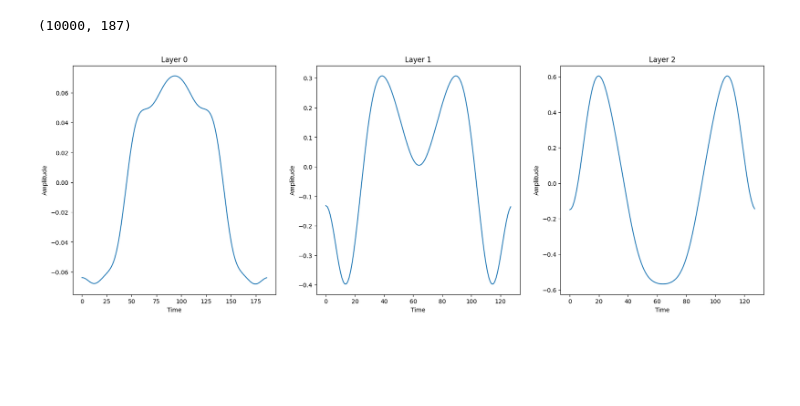
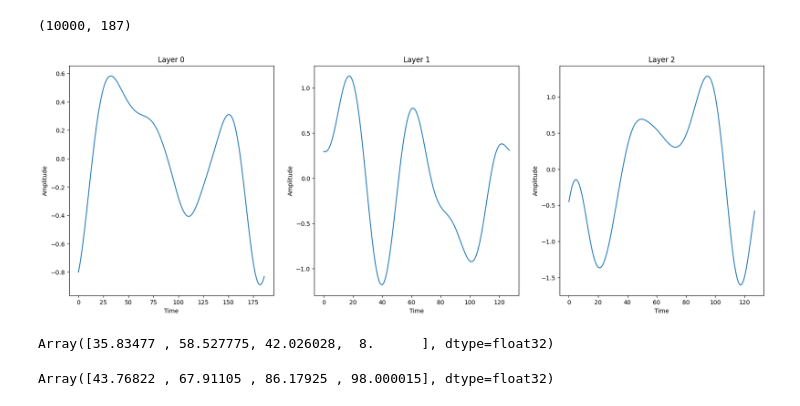
Before and after one commit to Snailed/thesis-code, a Jupyter notebook: notebooks/plot_ecg.ipynb, the cells around one changed output. Saved outputs shown, nothing was run; the diff lists cells and outputs as text; code cells hidden in the pictures; blank space fills up the shorter version.

```diff
--- a/notebooks/plot_ecg.ipynb
+++ b/notebooks/plot_ecg.ipynb
@@ -22,7 +22,7 @@ from datasets.ecg import ECGDataset
 The autoreload extension is already loaded. To reload it, use:
   %reload_ext autoreload
 # %%
-SAMPLE_PATH = "../samples/2025-04-04T10:55:17.513387"
+SAMPLE_PATH = "../samples/2025-04-04T14:34:19.237162"
 SEED = 10
 # %%
 methods = [d for d in os.listdir(SAMPLE_PATH) if os.path.isdir(os.path.join(SAMPLE_PATH, d))]
@@ -257,32 +256,42 @@ def sample_w_hat(normals, n: int, S=S, alpha=1e2, beta=1e5):
         real = normals[2*k] * S(k, alpha=alpha, beta=beta) * 0.5
         img = normals[2*k+1] * S(k, alpha=alpha, beta=beta) * 0.5
         w_hat = w_hat.at[k].set(real + 1j * img)
         w_hat = w_hat.at[n-k].set(real - 1j * img)
     if n % 2 == 0:
         w_hat = w_hat.at[n//2].set(normals[n-1] * S(n//2))# Nyquist
     #assert is_hermitian(w_hat), "The generated vector is not hermitian"
     #assert jnp.allclose(jnp.imag(jnp.fft.ifft(w_hat)), 0, atol=1e-3)
     return w_hat
 
 def get_kernel(normals, alpha=1e1, beta=1e2):
     w_hat = sample_w_hat(normals, normals.shape[0], alpha=1e1, beta=1e2)
     iffted = jnp.fft.ifft(w_hat)
     assert jnp.allclose(jnp.imag(iffted), 0, atol=1e-4), "The imaginary part of the inverse FFT is not zero."
     return jnp.real(iffted)
 
 layers = 3
 i = 0
 normals = [samples[i]["post_draws"][f"w_hat_{layer}_normals"][0] for layer in range(layers)]
+alpha = samples[i]["post_draws"]["alpha0"][0] if "alpha0" in samples[i]["post_draws"] else 1e1
+beta = samples[i]["post_draws"]["beta0"][0] if "beta0" in samples[i]["post_draws"] else 1e2
 fig, axs = plt.subplots(ncols=layers, figsize=(layers*7, 7))
 if axs.ndim == 0:
     axs = [axs]
 else:
     axs = axs.ravel()
 for layer in range(layers):
-    kernel = get_kernel(normals[layer])
+    kernel = get_kernel(normals[layer], alpha=alpha[layer], beta=beta[layer])
     axs[layer].plot(kernel)
     axs[layer].set_title(f"Layer {layer}")
     axs[layer].set_xlabel("Time")
     axs[layer].set_ylabel("Amplitude")
 # %% [output]
-[figure, old version]
+[figure, new version]
+# %%
+alpha
+# %% [output]
+Array([35.83477 , 58.527775, 42.026028,  8.      ], dtype=float32)
+# %%
+beta
+# %% [output]
+Array([43.76822 , 67.91105 , 86.17925 , 98.000015], dtype=float32)
```
Also changed, not shown: parts of 6 cells of this notebook, 2 other files.
